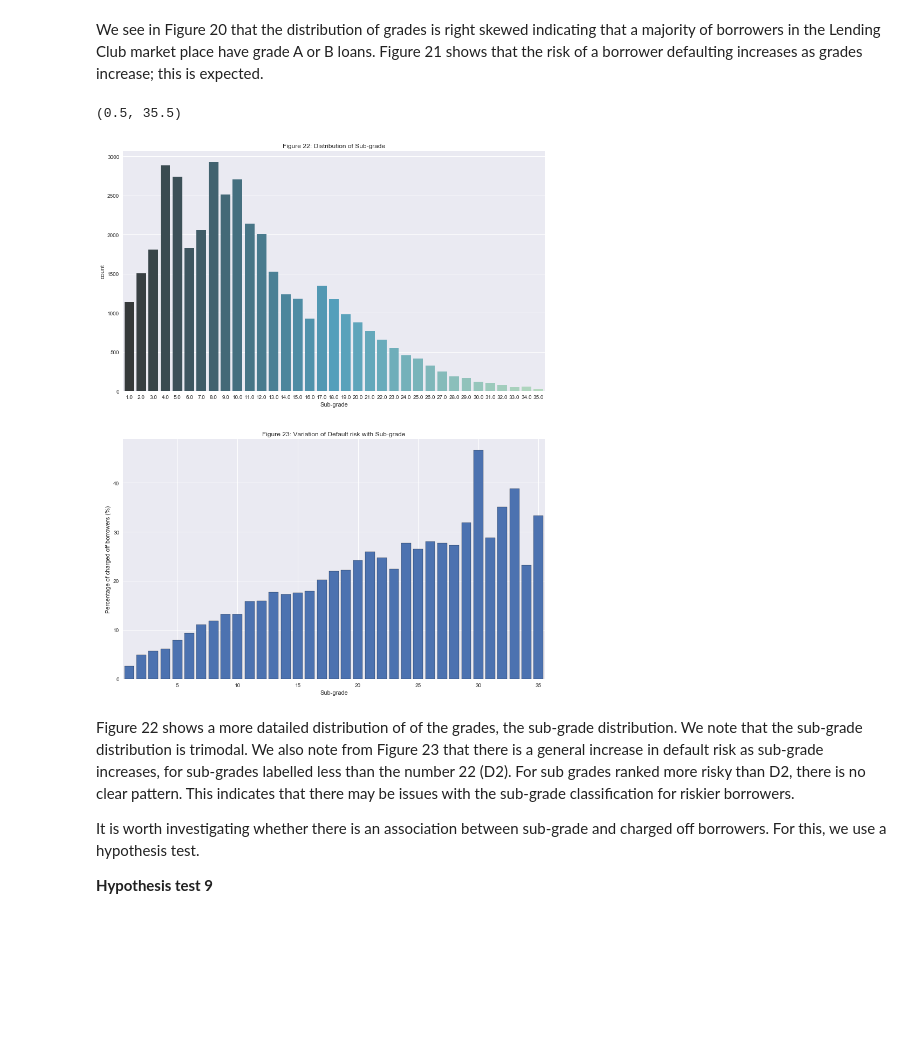
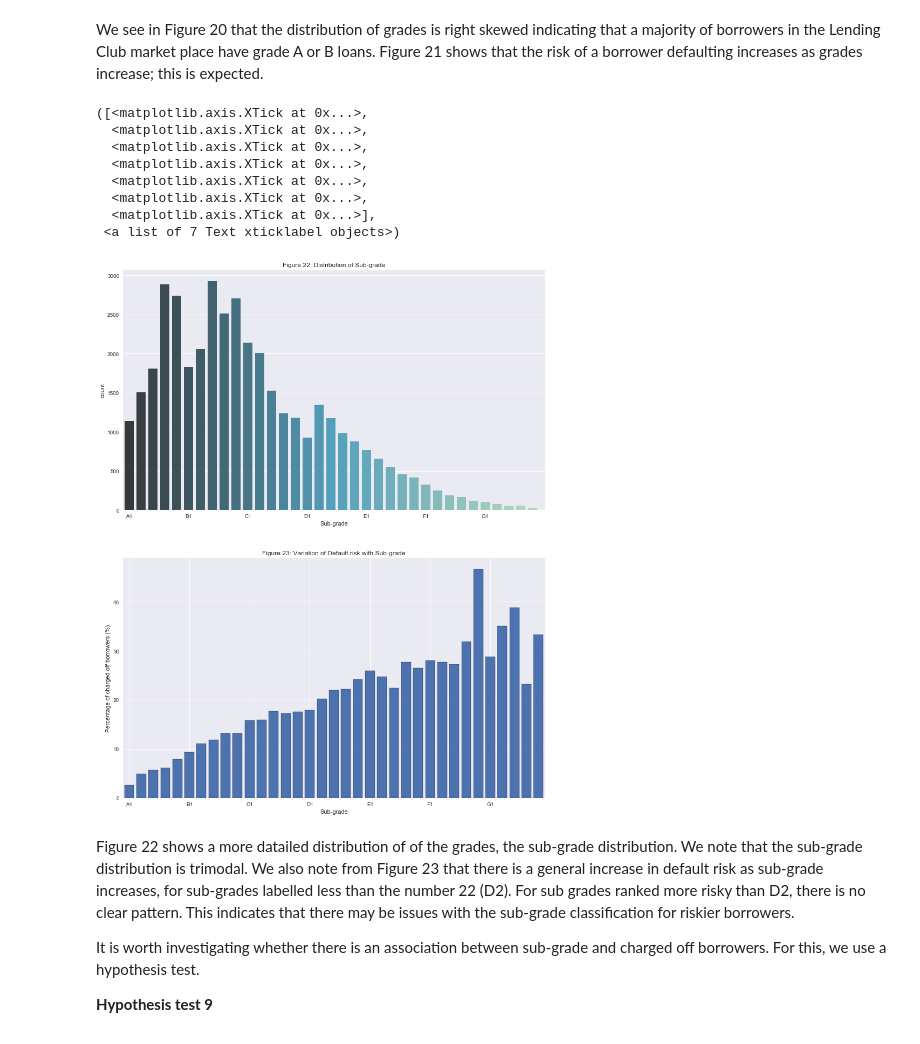
Before and after one commit to paulb17/Springboard, a Jupyter notebook: Capstone Project 1/Data_Exploration.ipynb, the cells around one changed output. Saved outputs shown, nothing was run; the diff lists cells and outputs as text; code cells hidden in the pictures; blank space fills up the shorter version.

```diff
--- a/Capstone Project 1/Data_Exploration.ipynb
+++ b/Capstone Project 1/Data_Exploration.ipynb
@@ -975,35 +987,44 @@ charged_off = loan_data[loan_data['loan_status'] == 0]
 
 # count of the number of people of each employment length that were charged off
 count_charged_off  = charged_off['sub_grade'].value_counts().sort_index()
 
 # counting the number of people of each employment
 count_total = loan_data.sub_grade.value_counts().sort_index()
 
 # calculating the proportiong of people of each employment length
 proportion = 100*count_charged_off/count_total
 
 
 # creating graphs
 plt.figure(figsize = (14,18))
 
 # plotting the distribution of employment length
 plt.subplot(2,1,1)
 plt.title('Figure 22: Distribution of Sub-grade')
 sns.countplot(x = 'sub_grade', data=loan_data, palette='GnBu_d')
 plt.xlabel('Sub-grade')
+plt.xticks(np.arange(0,36,5), ["A1", "B1", "C1", "D1", "E1", "F1", "G1"])
 
 # plotting a chart showing the proportiong of people charged off in each category
 plt.subplot(2,1,2)
 bin_width = 0.8
 plt.bar(np.arange(1, 36, 1), height = proportion, width = bin_width, align = 'center',
         edgecolor = 'black')
 plt.title('Figure 23: Variation of Default risk with Sub-grade')
 plt.xlabel("Sub-grade")
 plt.ylabel("Percentage of charged off borrowers (%)")
 plt.xlim([0.5,35.5])
+plt.xticks(np.arange(1,36,5), ["A1", "B1", "C1", "D1", "E1", "F1", "G1"])
 # %% [output]
-(0.5, 35.5)
+([<matplotlib.axis.XTick at 0x...>,
+  <matplotlib.axis.XTick at 0x...>,
+  <matplotlib.axis.XTick at 0x...>,
+  <matplotlib.axis.XTick at 0x...>,
+  <matplotlib.axis.XTick at 0x...>,
+  <matplotlib.axis.XTick at 0x...>,
+  <matplotlib.axis.XTick at 0x...>],
+ <a list of 7 Text xticklabel objects>)
-[figure, old version]
+[figure, new version]
 # %% [markdown]
 Figure 22 shows a more datailed distribution of of the grades, the sub-grade distribution. We note that the sub-grade distribution is trimodal. We also note from Figure 23 that there is a general increase in default risk as sub-grade increases, for sub-grades labelled less than the number 22 (D2). For sub grades ranked more risky than D2, there is no clear pattern. This indicates that there may be issues with the sub-grade classification for riskier borrowers.
 
```
Also changed, not shown: parts of 3 cells of this notebook, 1 other file.
